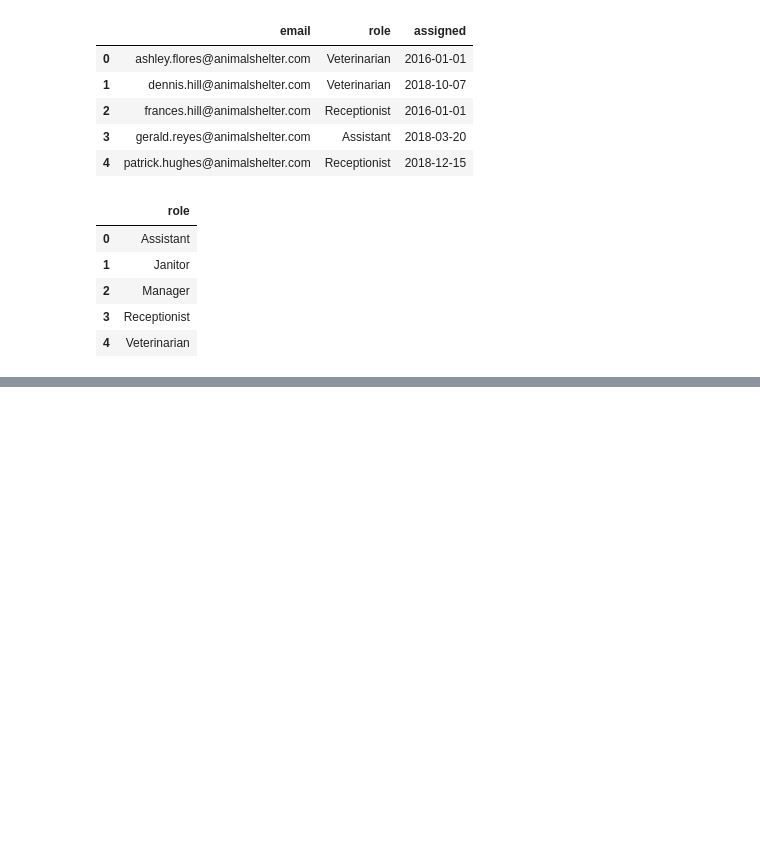
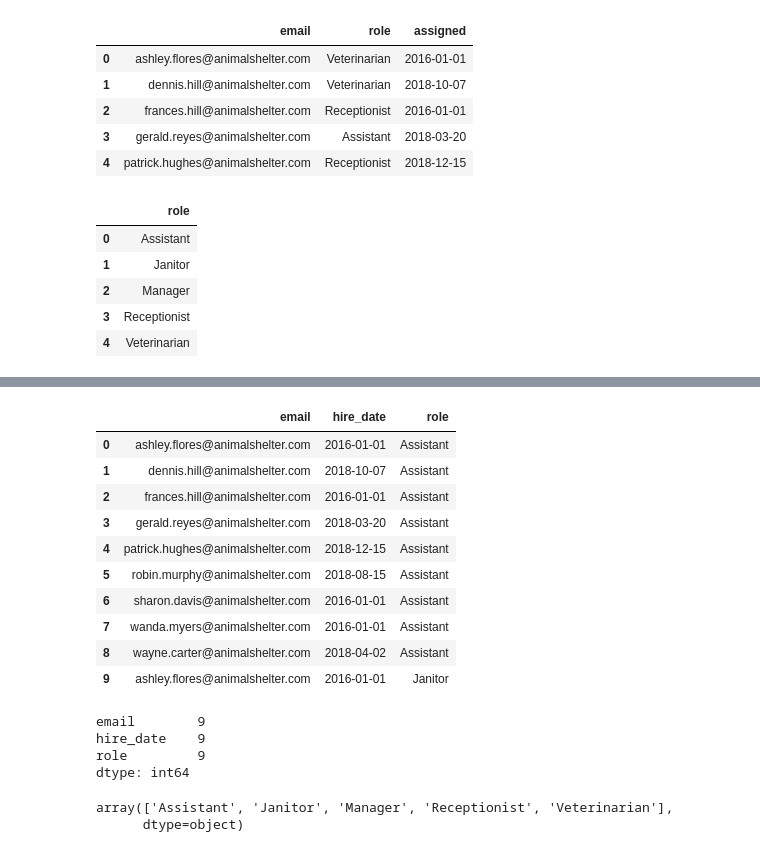
Before and after one commit to roblivesinottawa/animalshelter_database, a Jupyter notebook: animalshelter-workspace/queries.ipynb, the cells around one changed output, grey strips where cells are left out. Drawn from its saved outputs; the diff is of its cells as text; code cells hidden in the pictures; blank space fills up the shorter version.

```diff
--- a/animalshelter-workspace/queries.ipynb
+++ b/animalshelter-workspace/queries.ipynb
@@ -99,0 +144,27 @@ vaccinations_df.head()
+# %%
+df = pd.DataFrame(engine.execute("select * from Staff inner join Staff_Roles on 1 = 1;").fetchall())
+df.head(10)
+# %% [output]
+|  | email | hire_date | role |
+| 0 | ashley.flores@animalshelter.com | 2016-01-01 | Assistant |
+| 1 | dennis.hill@animalshelter.com | 2018-10-07 | Assistant |
+| 2 | frances.hill@animalshelter.com | 2016-01-01 | Assistant |
+| 3 | gerald.reyes@animalshelter.com | 2018-03-20 | Assistant |
+| 4 | patrick.hughes@animalshelter.com | 2018-12-15 | Assistant |
+| 5 | robin.murphy@animalshelter.com | 2018-08-15 | Assistant |
+| 6 | sharon.davis@animalshelter.com | 2016-01-01 | Assistant |
+| 7 | wanda.myers@animalshelter.com | 2016-01-01 | Assistant |
+| 8 | wayne.carter@animalshelter.com | 2018-04-02 | Assistant |
+| 9 | ashley.flores@animalshelter.com | 2016-01-01 | Janitor |
+# %%
+df[df.role == 'Assistant'].count()
+# %% [output]
+email        9
+hire_date    9
+role         9
+dtype: int64
+# %%
+df.role.unique()
+# %% [output]
+array(['Assistant', 'Janitor', 'Manager', 'Receptionist', 'Veterinarian'],
+      dtype=object)
```
Also changed, not shown: parts of 9 cells of this notebook.
